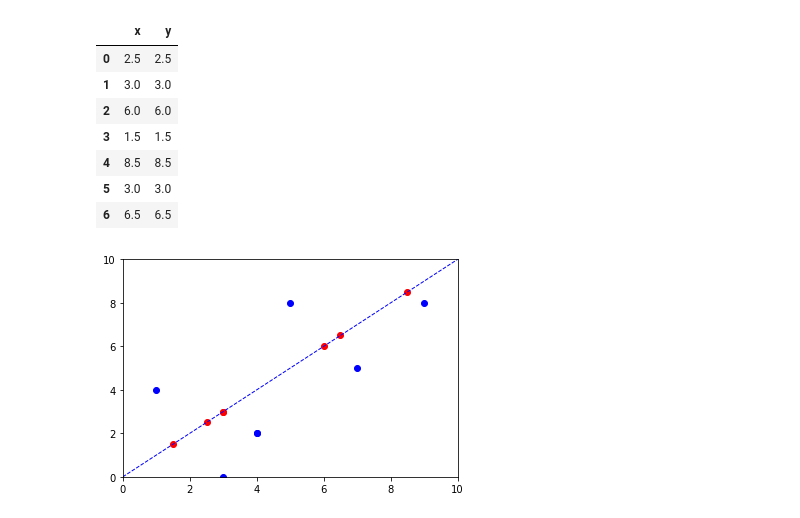
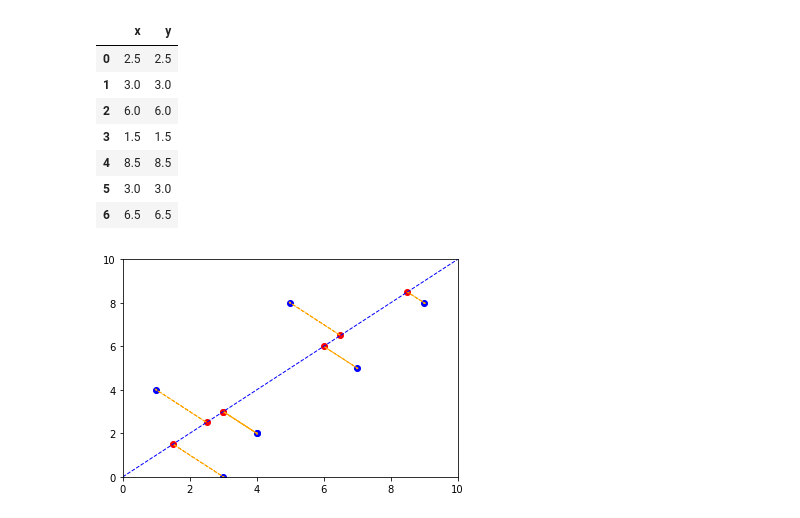
Before and after one commit to dggasque/DS-Unit-1-Sprint-1-Data-Wrangling-and-Storytelling, a Jupyter notebook: module2-intermediate-linear-algebra/LS_DS_132_Intermediate_Linear_Algebra_Assignment.ipynb, the cells around one changed output. Saved outputs shown, nothing was run; the diff lists cells and outputs as text; code cells hidden in the pictures.

```diff
--- a/module2-intermediate-linear-algebra/LS_DS_132_Intermediate_Linear_Algebra_Assignment.ipynb
+++ b/module2-intermediate-linear-algebra/LS_DS_132_Intermediate_Linear_Algebra_Assignment.ipynb
@@ -543,20 +543,24 @@ proj_df
 | 5 | 3.0 | 3.0 |
 | 6 | 6.5 | 6.5 |
 # %%
+w_minus_proj = df - proj_df
 # Axis Bounds
 plt.xlim(0,10)
 plt.ylim(0,10)
 
 # Set axes
 axes = plt.gca()
 
 x_vals = np.array(axes.get_xlim())
 y_vals = x_vals
 
 plt.scatter(df.x, df.y, c='b')
 plt.scatter(proj_df.x, proj_df.y, c='r')
 plt.plot(x_vals, y_vals, '--', color='b', linewidth=1)
 
+for i in range(7):
+  plt.arrow(proj_df.iloc[i, 0], proj_df.iloc[i, 1], w_minus_proj.iloc[ i, 0], w_minus_proj.iloc[i, 1], ls = '--', linewidth=1, head_width=.05, head_length=0.05, color = 'orange')
+
 plt.show()
 # %% [output]
-[figure, old version]
+[figure, new version]
```
